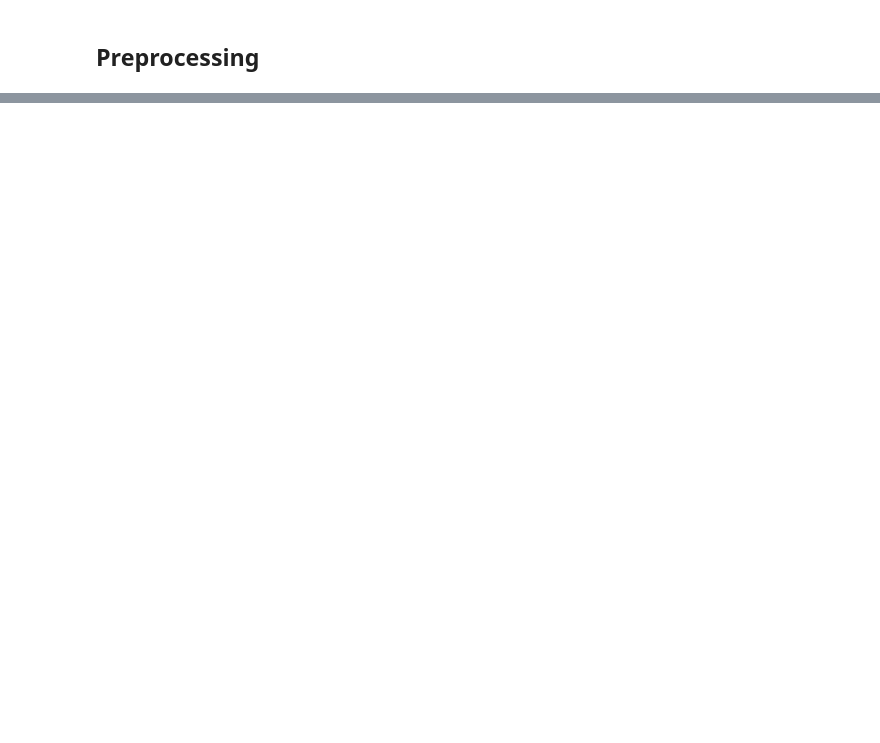
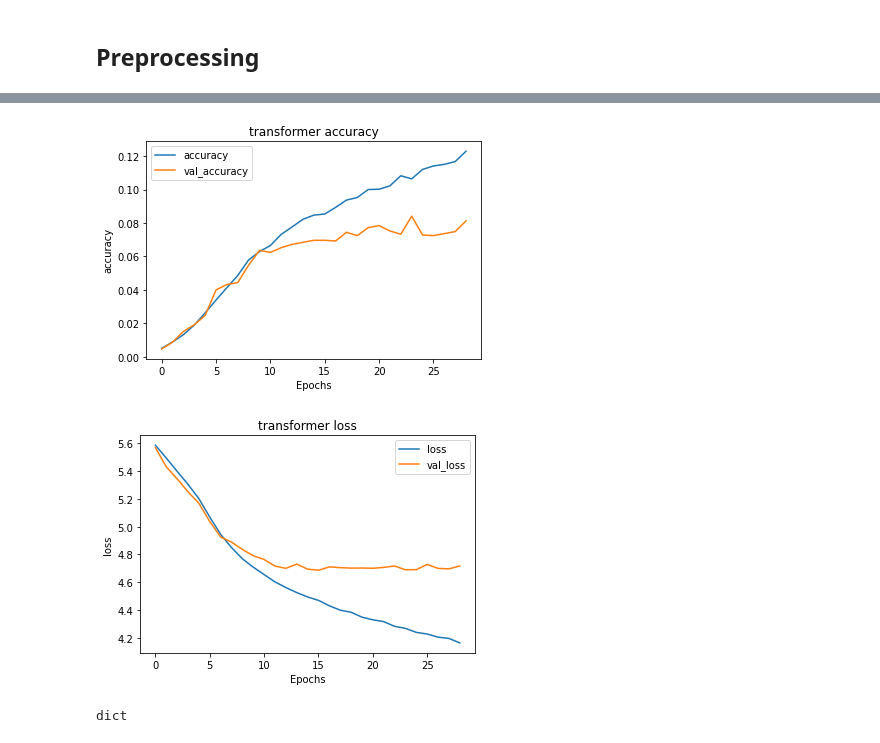
Before and after one commit to jorenterpstra/PR-group-project, a Jupyter notebook: transformer.ipynb, the cells around one changed output, grey strips where cells are left out. Drawn from its saved outputs; the diff is of its cells as text; code cells hidden in the pictures; blank space fills up the shorter version.

```diff
--- a/transformer.ipynb
+++ b/transformer.ipynb
@@ -194,0 +242,4 @@ Epoch 2/200
+# %%
+import pickle
+with open('/kaggle/working/transformerv2.1_history', 'wb') as file_pi:
+    pickle.dump(history.history, file_pi)
@@ -194,0 +280,13 @@ Epoch 2/200
+# %%
+with open('/kaggle/working/transformerv2.0_history', "rb") as file_pi:
+    abc = pickle.load(file_pi)
+# %%
+plot_graphs(abc, 'accuracy', 'transformer')
+plot_graphs(abc, 'loss', 'transformer')
+# %% [output]
+[figure, added]
+[figure, added]
+# %%
+type(abc)
+# %% [output]
+dict
```
Also changed, not shown: parts of 8 cells of this notebook, 2 other files.
